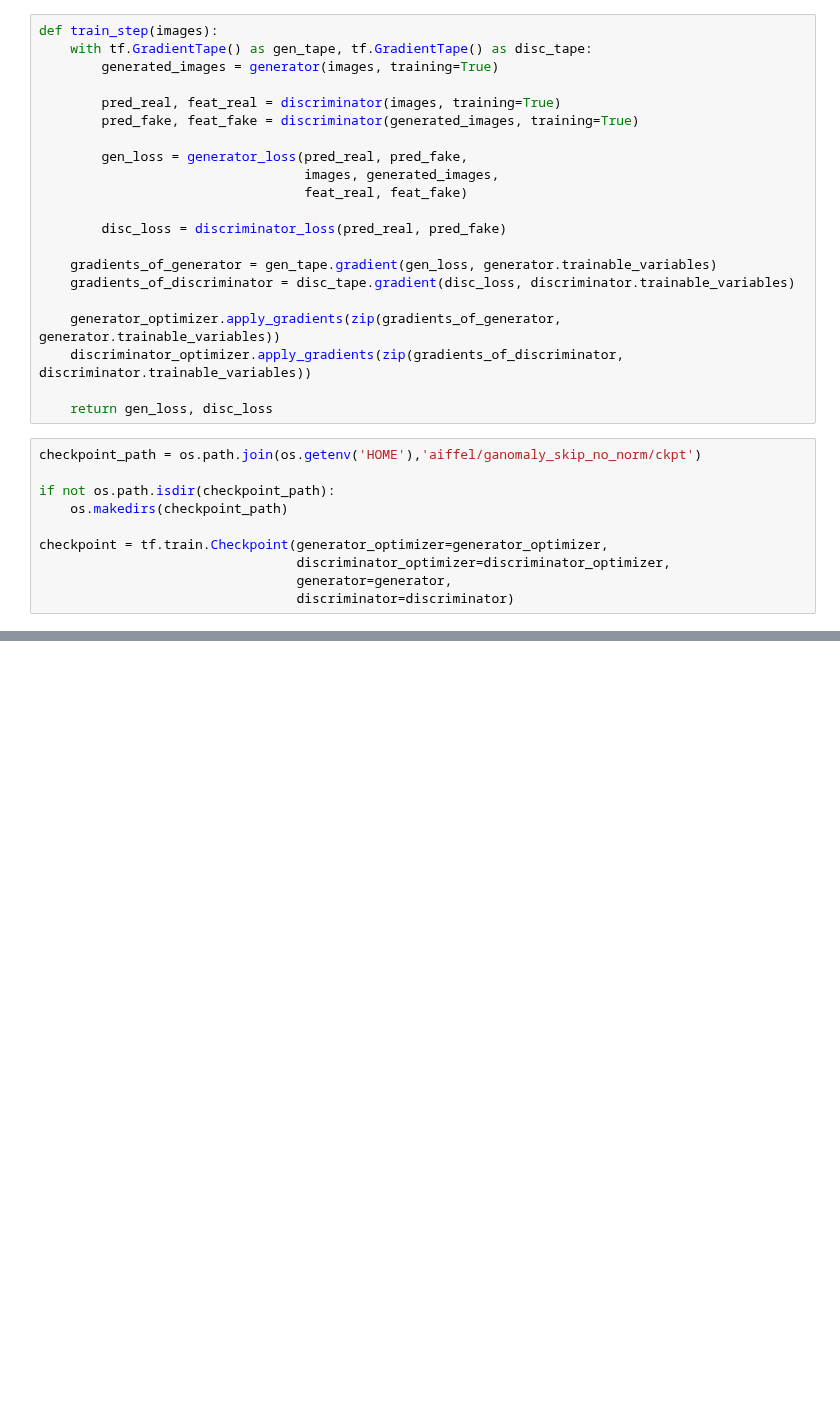
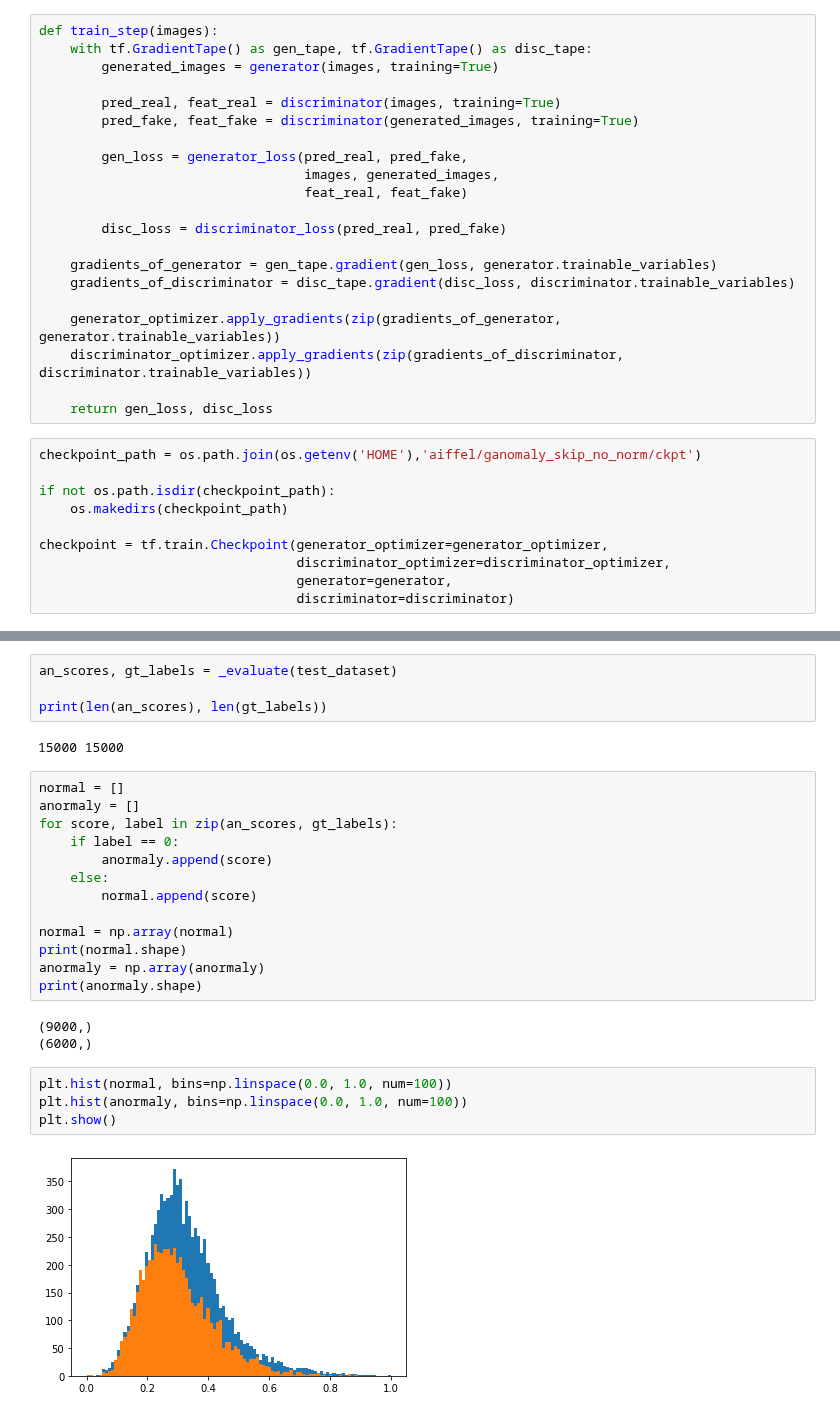
Before and after one commit to jiyeoon/aiffel, a Jupyter notebook: Week16/Exploration28(2).ipynb, the cells around one changed output, grey strips where cells are left out. Cells and saved outputs as stored; diff of their text form; blank space fills up the shorter version.

```diff
--- a/Week16/Exploration28(2).ipynb
+++ b/Week16/Exploration28(2).ipynb
@@ -398,0 +433,28 @@ Steps : 15100,   Total Gen Loss : 25.084409713745117,    Total Dis Loss : 0.0060
+# %%
+an_scores, gt_labels = _evaluate(test_dataset)
+
+print(len(an_scores), len(gt_labels))
+# %% [output]
+15000 15000
+# %%
+normal = []
+anormaly = []
+for score, label in zip(an_scores, gt_labels):
+    if label == 0:
+        anormaly.append(score)
+    else:
+        normal.append(score)
+
+normal = np.array(normal)
+print(normal.shape)
+anormaly = np.array(anormaly)
+print(anormaly.shape)
+# %% [output]
+(9000,)
+(6000,)
+# %%
+plt.hist(normal, bins=np.linspace(0.0, 1.0, num=100))
+plt.hist(anormaly, bins=np.linspace(0.0, 1.0, num=100))
+plt.show()
+# %% [output]
+[figure, added]
```
Also changed, not shown: parts of 6 cells of this notebook.
